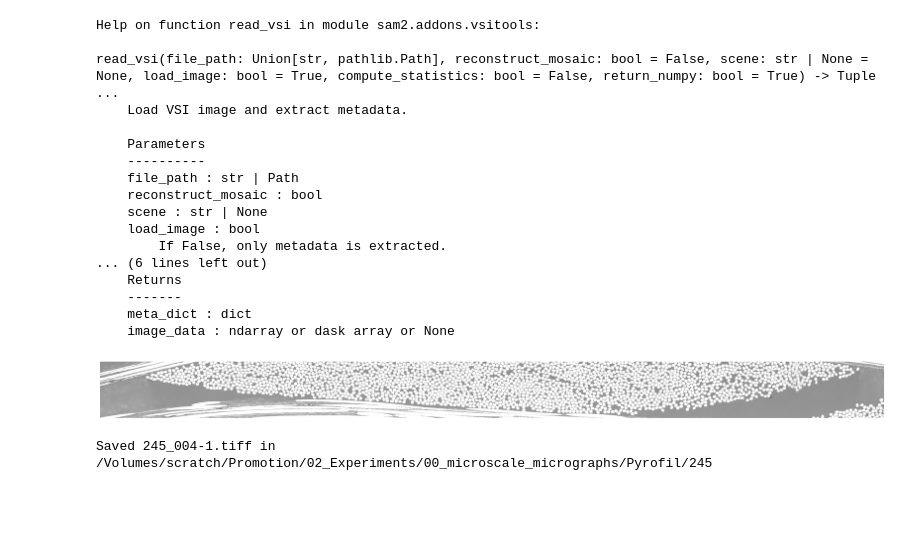
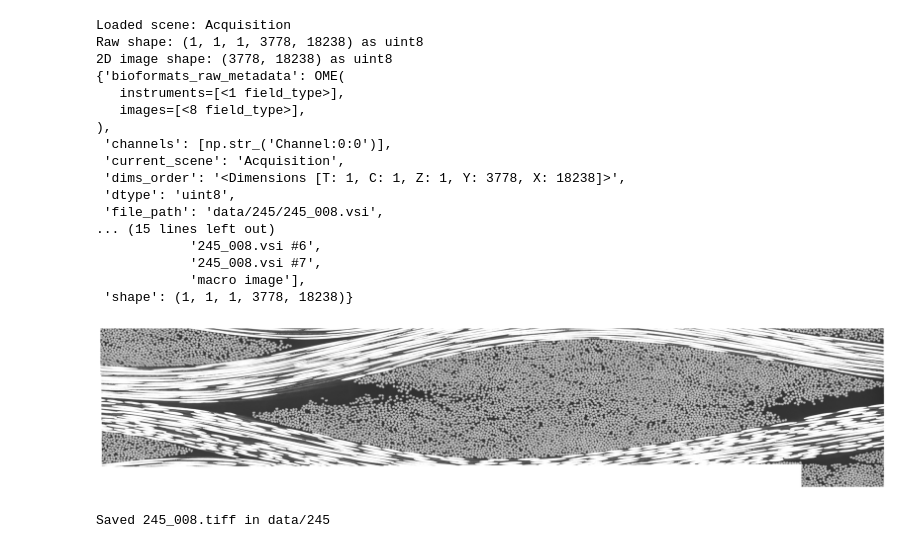
Before and after one commit to choROPeNt/segment-anything-2, a Jupyter notebook: notebooks/promotion/read_vsi.ipynb, the cells around one changed output. Drawn from its saved outputs; the diff is of its cells as text; code cells hidden in the pictures; blank space fills up the shorter version.

```diff
--- a/notebooks/promotion/read_vsi.ipynb
+++ b/notebooks/promotion/read_vsi.ipynb
@@ -8,8 +7,9 @@ import xml.etree.ElementTree as ET
 # %%
-file_path = Path("/Volumes/STICK/Bild_00001.vsi")
+file_path = Path("data/245/245_008.vsi")
 
-dict_meta , _ = read_vsi(file_path,load_image=False)
+meta, _ = read_vsi(file_path, load_image=False)
 
-
-pprint.pprint(dict_meta)
+for scene in meta["scenes"]:
+    meta_scene, _ = read_vsi(file_path, scene=scene, load_image=False)
+    print(scene, meta_scene["shape"])
 # %% [output]
@@ -33,37 +24,54 @@ pprint.pprint(dict_meta)
 # %%
-help(read_vsi)
+# choose scene (prefer Acquisition, otherwise MIA)
+scene = next((s for s in meta["scenes"] if s in ("Acquisition", "MIA", "DIC/POL")), None)
+
+if scene is None:
+    raise RuntimeError("No 'Acquisition' or 'MIA' scene found in VSI file")
+
+
+# load the selected scene
+meta, img = read_vsi(file_path, scene=scene, load_image=True)
+
+print(f"Loaded scene: {scene}")
+print(f"Raw shape: {img.shape} as {img.dtype}")
+
+# image layout: (T, C, Z, Y, X)
+img = img[0, 0, 0, :, :]
+
+print(f"2D image shape: {img.shape} as {img.dtype}")
+
+pprint.pprint(meta)
 # %% [output]
-Help on function read_vsi in module sam2.addons.vsitools:
-
-read_vsi(file_path: Union[str, pathlib.Path], reconstruct_mosaic: bool = False, scene: str | None = None, load_image: bool = True, compute_statistics: bool = False, return_numpy: bool = True) -> Tuple ...
-    Load VSI image and extract metadata.
-
-    Parameters
-    ----------
-    file_path : str | Path
-    reconstruct_mosaic : bool
-    scene : str | None
-    load_image : bool
-        If False, only metadata is extracted.
-... (6 lines left out)
-    Returns
-    -------
-    meta_dict : dict
-    image_data : ndarray or dask array or None
+Loaded scene: Acquisition
+Raw shape: (1, 1, 1, 3778, 18238) as uint8
+2D image shape: (3778, 18238) as uint8
+{'bioformats_raw_metadata': OME(
+   instruments=[<1 field_type>],
+   images=[<8 field_type>],
+),
+ 'channels': [np.str_('Channel:0:0')],
+ 'current_scene': 'Acquisition',
+ 'dims_order': '<Dimensions [T: 1, C: 1, Z: 1, Y: 3778, X: 18238]>',
+ 'dtype': 'uint8',
+ 'file_path': 'data/245/245_008.vsi',
+... (15 lines left out)
+            '245_008.vsi #6',
+            '245_008.vsi #7',
+            'macro image'],
+ 'shape': (1, 1, 1, 3778, 18238)}
 # %%
 plt.figure(figsize=(20, 4))
-plt.imshow(img2d, cmap="gray")
+plt.imshow(img, cmap="gray")
 plt.axis("off")
 plt.tight_layout()
 plt.show()
 # %% [output]
-[figure, old version]
+[figure, new version]
 # %%
-
 output_path = file_path.parent / f"{file_path.stem}.tiff"
 
-Image.fromarray(img2d).save(output_path)
+Image.fromarray(img).save(output_path)
 
 print(f"Saved {file_path.stem}.tiff in {file_path.parent}")
 # %% [output]
-Saved 245_004-1.tiff in /Volumes/scratch/Promotion/02_Experiments/00_microscale_micrographs/Pyrofil/245
+Saved 245_008.tiff in data/245
```
Also changed, not shown: parts of 2 cells of this notebook.
